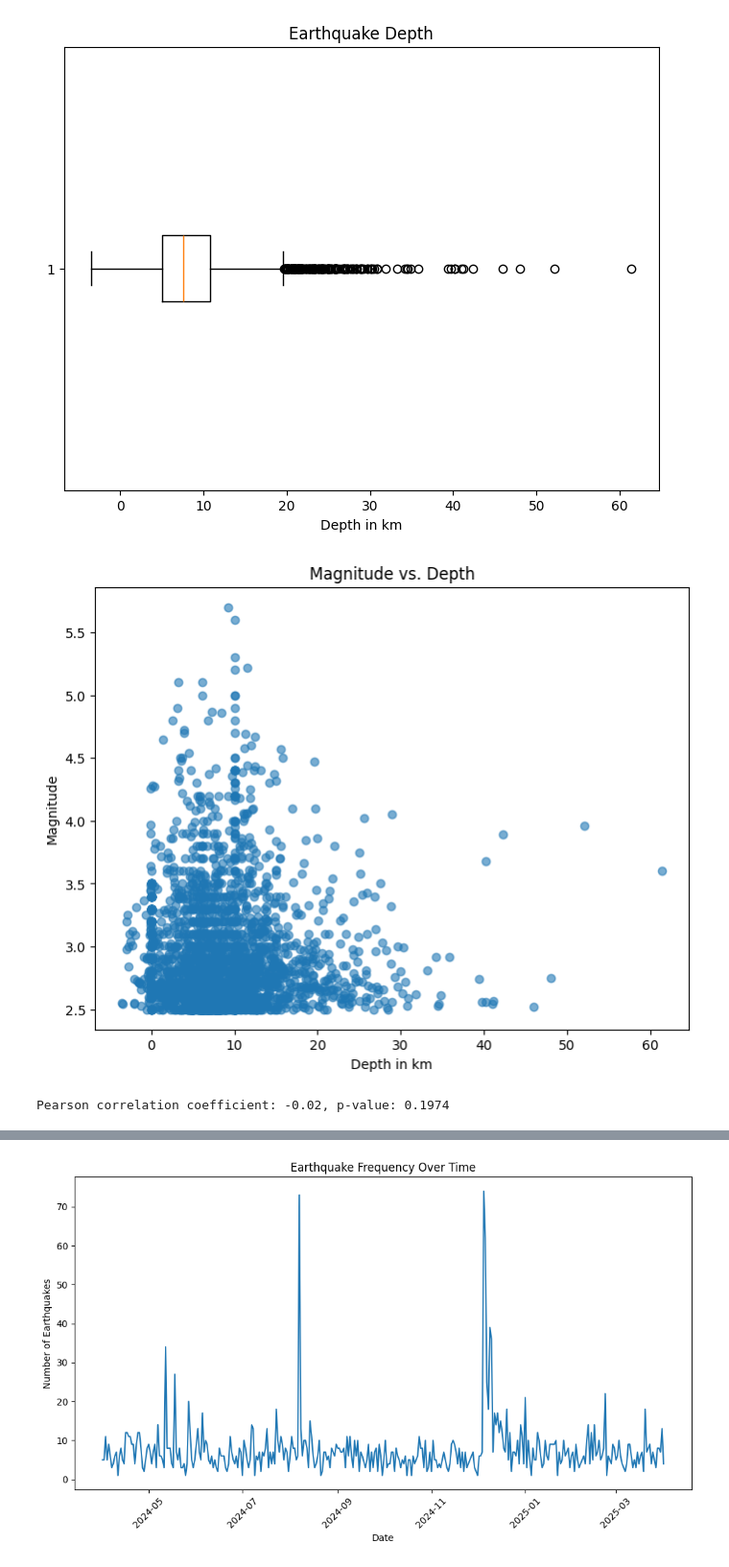
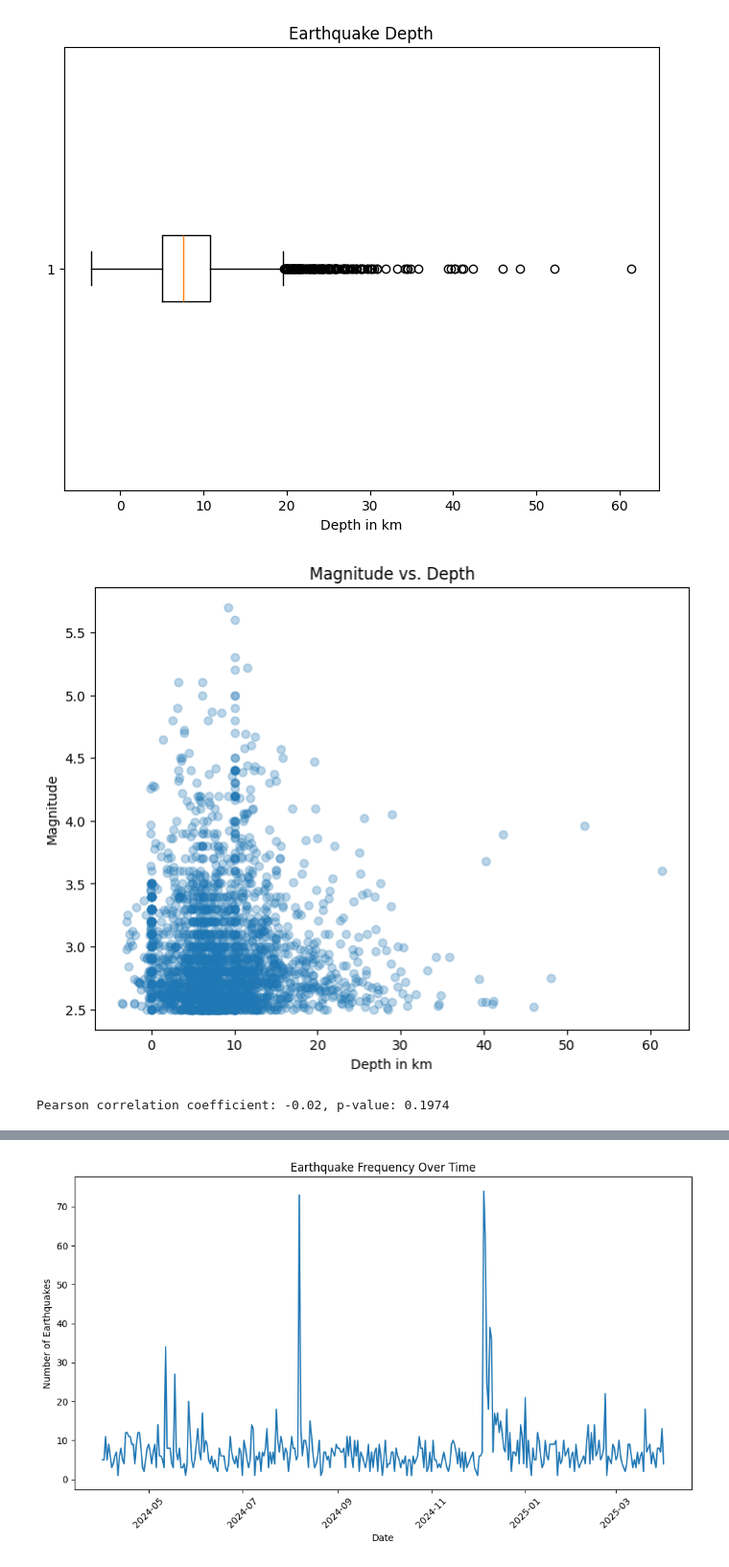
Before and after one commit to ritesh3280/CMSC320_Final_Project, a Jupyter notebook: Checkpoint2.ipynb, the cells around one changed output, grey strips where cells are left out. Shown at 96% size. Saved outputs shown, nothing was run; the diff lists cells and outputs as text; code cells hidden in the pictures.

```diff
--- a/Checkpoint2.ipynb
+++ b/Checkpoint2.ipynb
@@ -94,20 +95,20 @@ max       2.080000   447.000000
 # %%
 from scipy.stats import pearsonr
 
 
 plt.figure(figsize=(8, 6))
-plt.scatter(df['depth'], df['mag'], alpha=0.6)
+plt.scatter(df['depth'], df['mag'], alpha=0.3)
 plt.title('Magnitude vs. Depth')
 plt.xlabel('Depth in km')
 plt.ylabel('Magnitude')
 plt.show()
 
 # Prepare data: drop missing values for depth and magnitude
 valid_data = df[['depth', 'mag']].dropna()
 
 # Perform Pearson correlation test
 corr_coef, p_value = pearsonr(valid_data['depth'], valid_data['mag'])
 print(f"\nPearson correlation coefficient: {corr_coef:.2f}, p-value: {p_value:.4f}")
 # %% [output]
-[figure, old version]
+[figure, new version]
 Pearson correlation coefficient: -0.02, p-value: 0.1974
```
Also changed, not shown: parts of 4 cells of this notebook.
